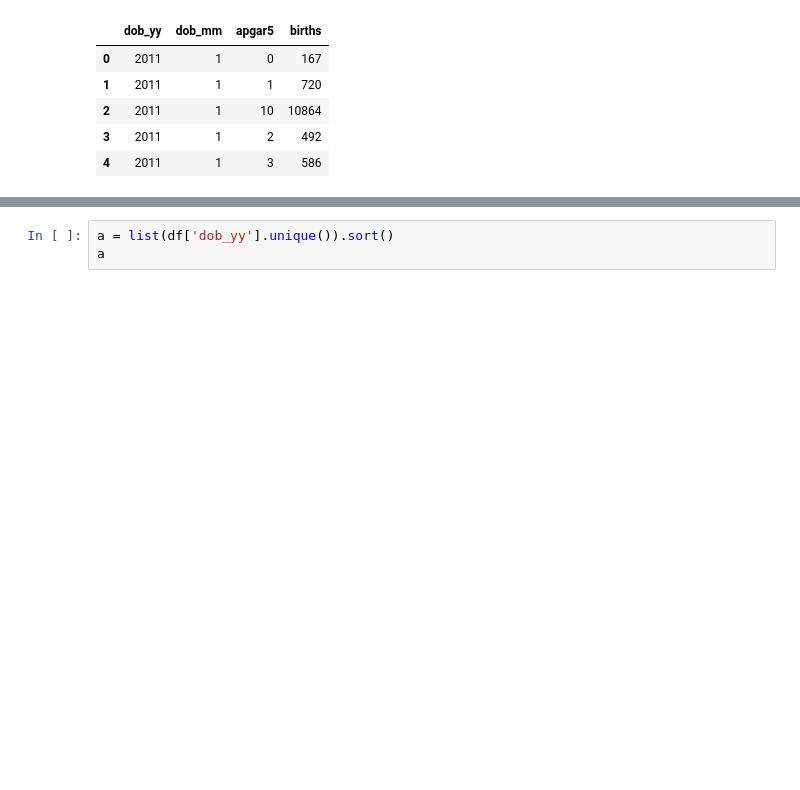
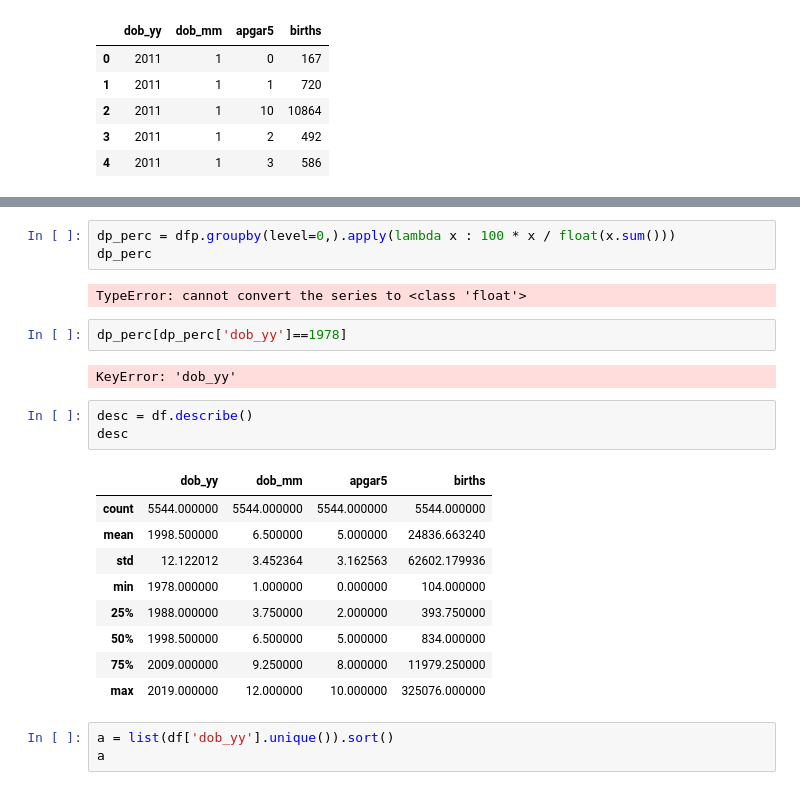
Before and after one commit to tvhahn/cdc-birth-data, a Jupyter notebook: notebooks/1.0-explore-apgar.ipynb, the cells around one changed output, grey strips where cells are left out. Drawn from its saved outputs; the diff is of its cells as text; blank space fills up the shorter version.

Commit message:
workign on groupby

```diff
--- a/notebooks/1.0-explore-apgar.ipynb
+++ b/notebooks/1.0-explore-apgar.ipynb
@@ -139,3 +179,25 @@ df.head()
+# %%
+dp_perc = dfp.groupby(level=0,).apply(lambda x : 100 * x / float(x.sum()))
+dp_perc
+# %% [output]
+TypeError: cannot convert the series to <class 'float'>
+# %%
+dp_perc[dp_perc['dob_yy']==1978]
+# %% [output]
+KeyError: 'dob_yy'
+# %%
+desc = df.describe()
+desc
+# %% [output]
+|  | dob_yy | dob_mm | apgar5 | births |
+| count | 5544.000000 | 5544.000000 | 5544.000000 | 5544.000000 |
+| mean | 1998.500000 | 6.500000 | 5.000000 | 24836.663240 |
+| std | 12.122012 | 3.452364 | 3.162563 | 62602.179936 |
+| min | 1978.000000 | 1.000000 | 0.000000 | 104.000000 |
+| 25% | 1988.000000 | 3.750000 | 2.000000 | 393.750000 |
+| 50% | 1998.500000 | 6.500000 | 5.000000 | 834.000000 |
+| 75% | 2009.000000 | 9.250000 | 8.000000 | 11979.250000 |
+| max | 2019.000000 | 12.000000 | 10.000000 | 325076.000000 |
 # %%
 a = list(df['dob_yy'].unique()).sort()
 a
```
Also changed, not shown: parts of 6 cells of this notebook.
